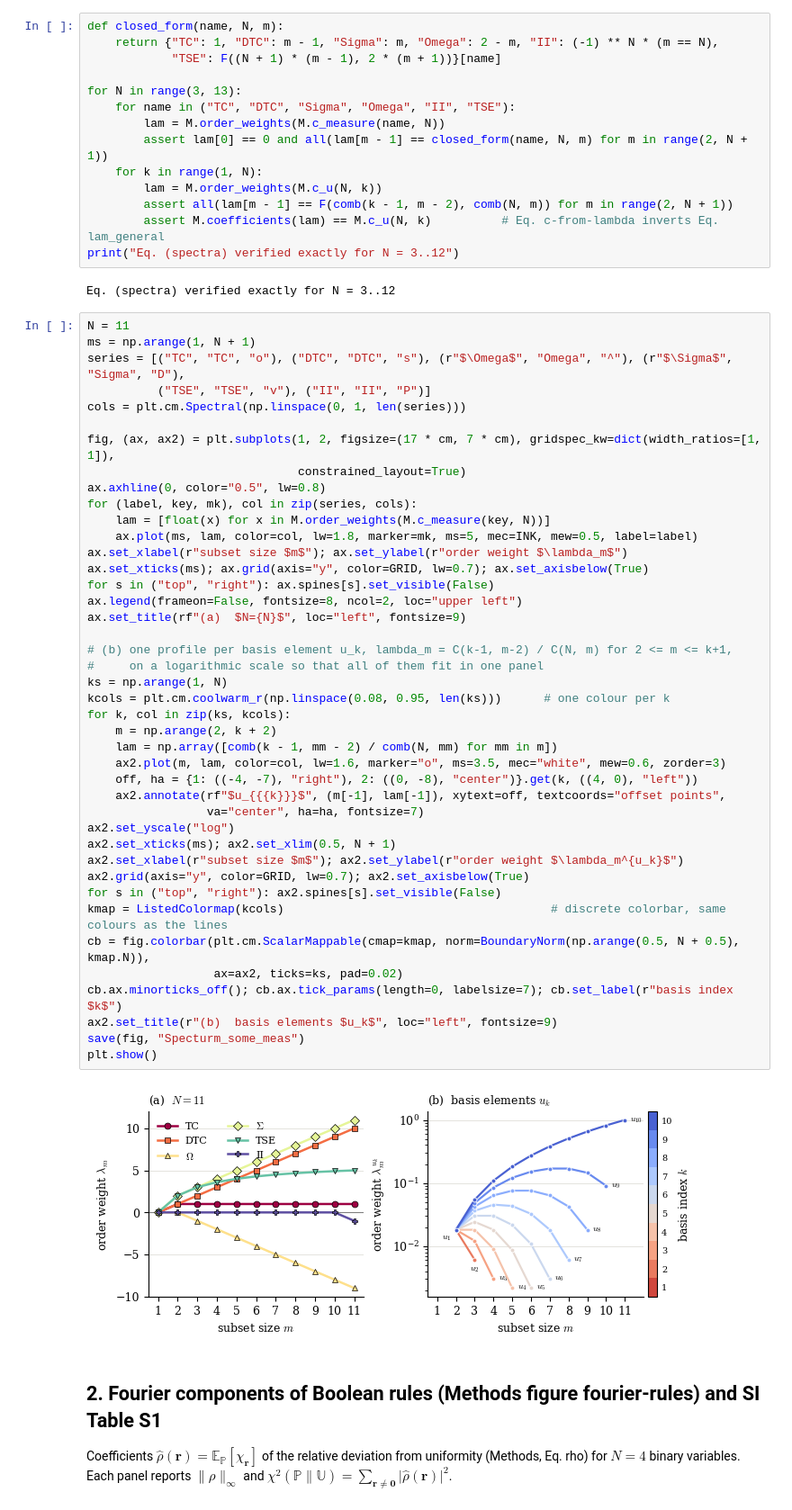
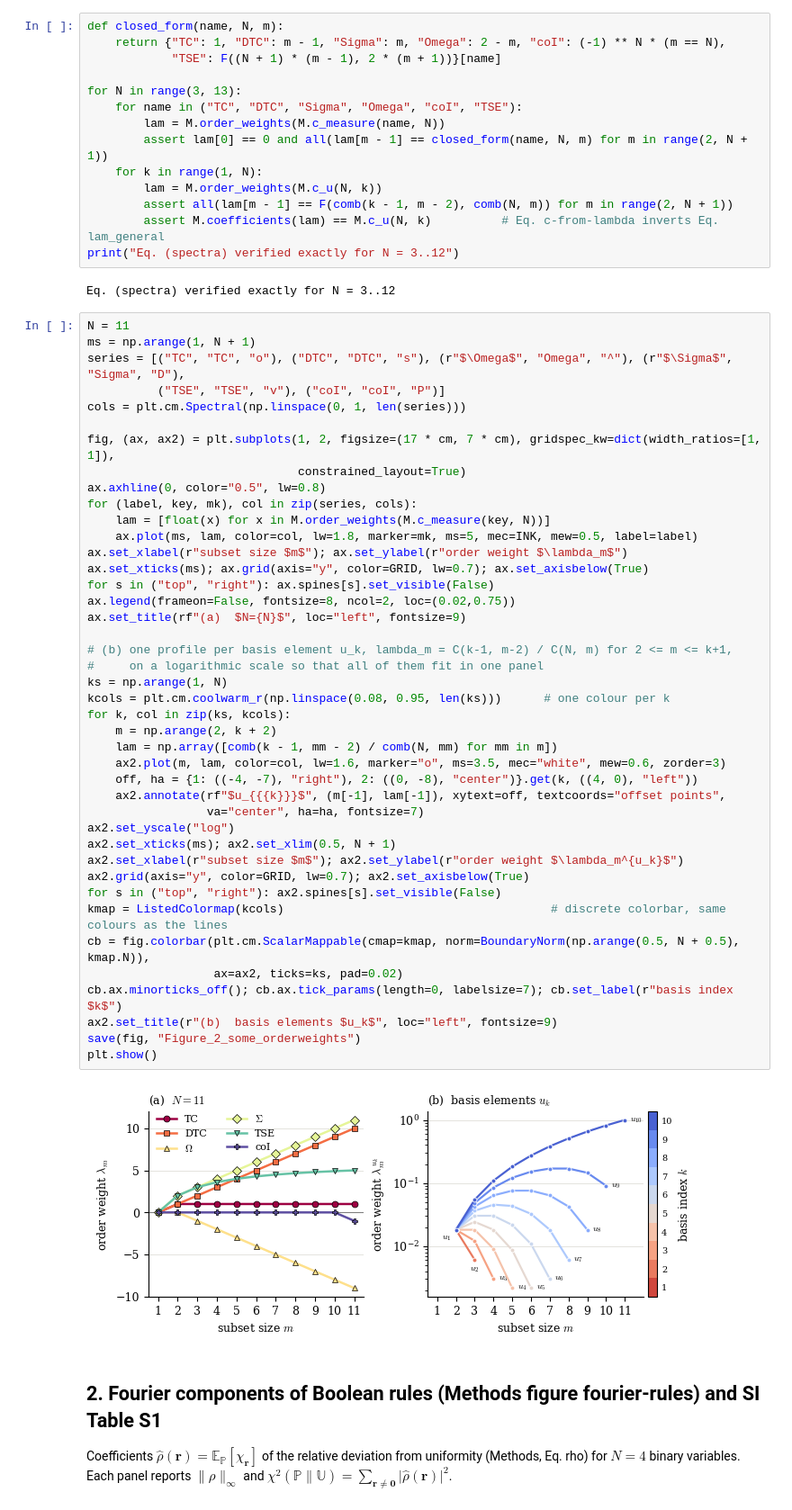
Before and after one commit to GuEMM/OrderWeights, a Jupyter notebook: notebooks/reproduce_figures_and_tables.ipynb, the cells around one changed output. Shown at 90% size. Cells and saved outputs as stored; diff of their text form.

```diff
--- a/notebooks/reproduce_figures_and_tables.ipynb
+++ b/notebooks/reproduce_figures_and_tables.ipynb
@@ -55,11 +55,11 @@ def save_table(df, name, floatfmt=None):
 Order weights $\lambda_m=-\sum_{k\ge m}c_k\binom{N-m}{k-m}$ (main text, Eq. lam_general) of the measures of Table 1, and of Han's basis elements $u_k$. We first check the closed forms of Eq. (spectra) exactly, with rational arithmetic.
 # %%
 def closed_form(name, N, m):
-    return {"TC": 1, "DTC": m - 1, "Sigma": m, "Omega": 2 - m, "II": (-1) ** N * (m == N),
+    return {"TC": 1, "DTC": m - 1, "Sigma": m, "Omega": 2 - m, "coI": (-1) ** N * (m == N),
             "TSE": F((N + 1) * (m - 1), 2 * (m + 1))}[name]
 
 for N in range(3, 13):
-    for name in ("TC", "DTC", "Sigma", "Omega", "II", "TSE"):
+    for name in ("TC", "DTC", "Sigma", "Omega", "coI", "TSE"):
         lam = M.order_weights(M.c_measure(name, N))
         assert lam[0] == 0 and all(lam[m - 1] == closed_form(name, N, m) for m in range(2, N + 1))
     for k in range(1, N):
@@ -73,7 +73,7 @@ Eq. (spectra) verified exactly for N = 3..12
 N = 11
 ms = np.arange(1, N + 1)
 series = [("TC", "TC", "o"), ("DTC", "DTC", "s"), (r"$\Omega$", "Omega", "^"), (r"$\Sigma$", "Sigma", "D"),
-          ("TSE", "TSE", "v"), ("II", "II", "P")]
+          ("TSE", "TSE", "v"), ("coI", "coI", "P")]
 cols = plt.cm.Spectral(np.linspace(0, 1, len(series)))
 
 fig, (ax, ax2) = plt.subplots(1, 2, figsize=(17 * cm, 7 * cm), gridspec_kw=dict(width_ratios=[1, 1]),
@@ -83,36 +83,36 @@ for (label, key, mk), col in zip(series, cols):
     lam = [float(x) for x in M.order_weights(M.c_measure(key, N))]
     ax.plot(ms, lam, color=col, lw=1.8, marker=mk, ms=5, mec=INK, mew=0.5, label=label)
 ax.set_xlabel(r"subset size $m$"); ax.set_ylabel(r"order weight $\lambda_m$")
 ax.set_xticks(ms); ax.grid(axis="y", color=GRID, lw=0.7); ax.set_axisbelow(True)
 for s in ("top", "right"): ax.spines[s].set_visible(False)
-ax.legend(frameon=False, fontsize=8, ncol=2, loc="upper left")
+ax.legend(frameon=False, fontsize=8, ncol=2, loc=(0.02,0.75))
 ax.set_title(rf"(a)  $N={N}$", loc="left", fontsize=9)
 
 # (b) one profile per basis element u_k, lambda_m = C(k-1, m-2) / C(N, m) for 2 <= m <= k+1,
 #     on a logarithmic scale so that all of them fit in one panel
 ks = np.arange(1, N)
 kcols = plt.cm.coolwarm_r(np.linspace(0.08, 0.95, len(ks)))      # one colour per k
 for k, col in zip(ks, kcols):
     m = np.arange(2, k + 2)
     lam = np.array([comb(k - 1, mm - 2) / comb(N, mm) for mm in m])
     ax2.plot(m, lam, color=col, lw=1.6, marker="o", ms=3.5, mec="white", mew=0.6, zorder=3)
     off, ha = {1: ((-4, -7), "right"), 2: ((0, -8), "center")}.get(k, ((4, 0), "left"))
     ax2.annotate(rf"$u_{{{k}}}$", (m[-1], lam[-1]), xytext=off, textcoords="offset points",
                  va="center", ha=ha, fontsize=7)
 ax2.set_yscale("log")
 ax2.set_xticks(ms); ax2.set_xlim(0.5, N + 1)
 ax2.set_xlabel(r"subset size $m$"); ax2.set_ylabel(r"order weight $\lambda_m^{u_k}$")
 ax2.grid(axis="y", color=GRID, lw=0.7); ax2.set_axisbelow(True)
 for s in ("top", "right"): ax2.spines[s].set_visible(False)
 kmap = ListedColormap(kcols)                                      # discrete colorbar, same colours as the lines
 cb = fig.colorbar(plt.cm.ScalarMappable(cmap=kmap, norm=BoundaryNorm(np.arange(0.5, N + 0.5), kmap.N)),
                   ax=ax2, ticks=ks, pad=0.02)
 cb.ax.minorticks_off(); cb.ax.tick_params(length=0, labelsize=7); cb.set_label(r"basis index $k$")
 ax2.set_title(r"(b)  basis elements $u_k$", loc="left", fontsize=9)
-save(fig, "Specturm_some_meas")
+save(fig, "Figure_2_some_orderweights")
 plt.show()
 # %% [output]
-[figure, old version]
+[figure, new version]
 # %% [markdown]
 ## 2. Fourier components of Boolean rules (Methods figure fourier-rules) and SI Table S1
 
```
Also changed, not shown: parts of 27 cells of this notebook, 32 other files.
